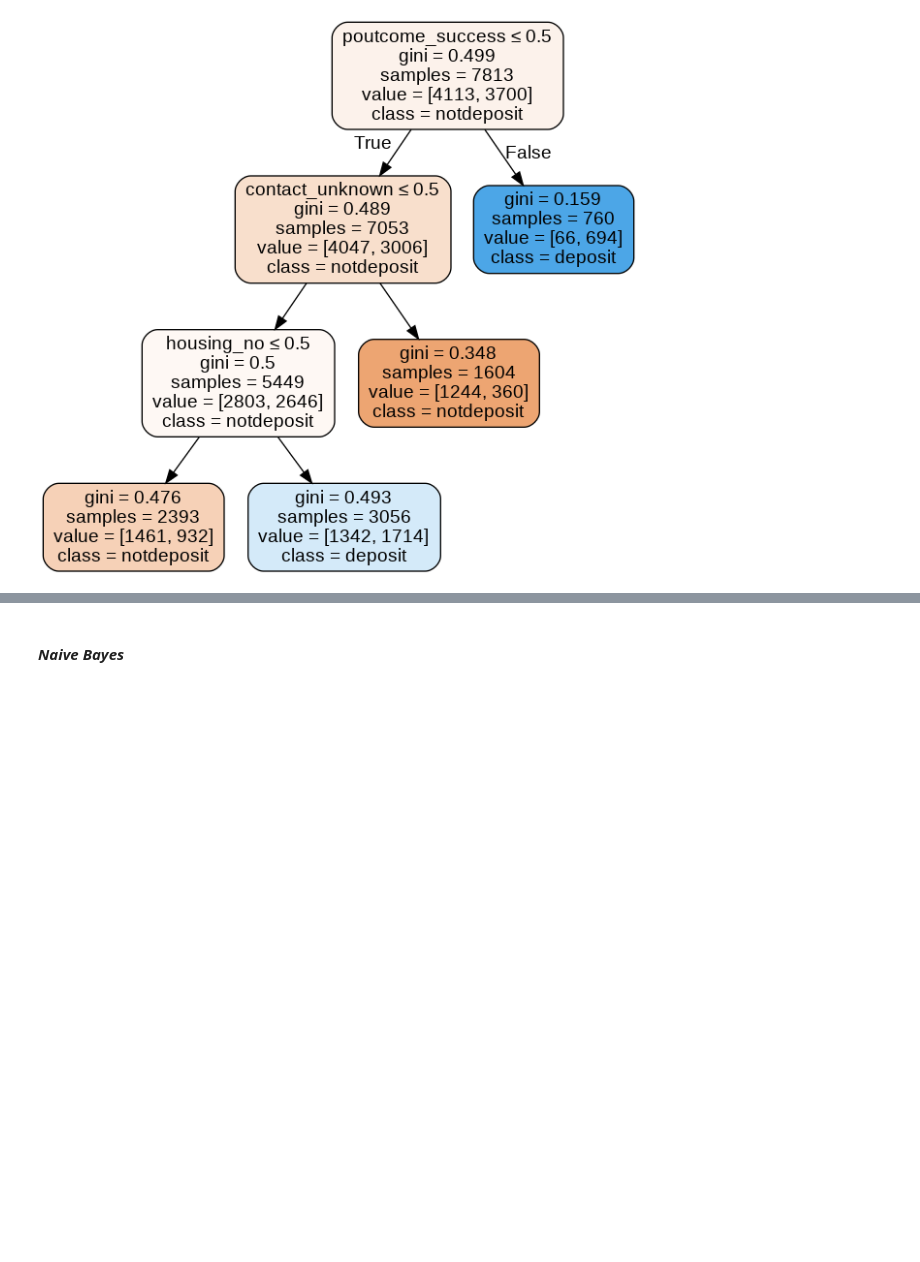
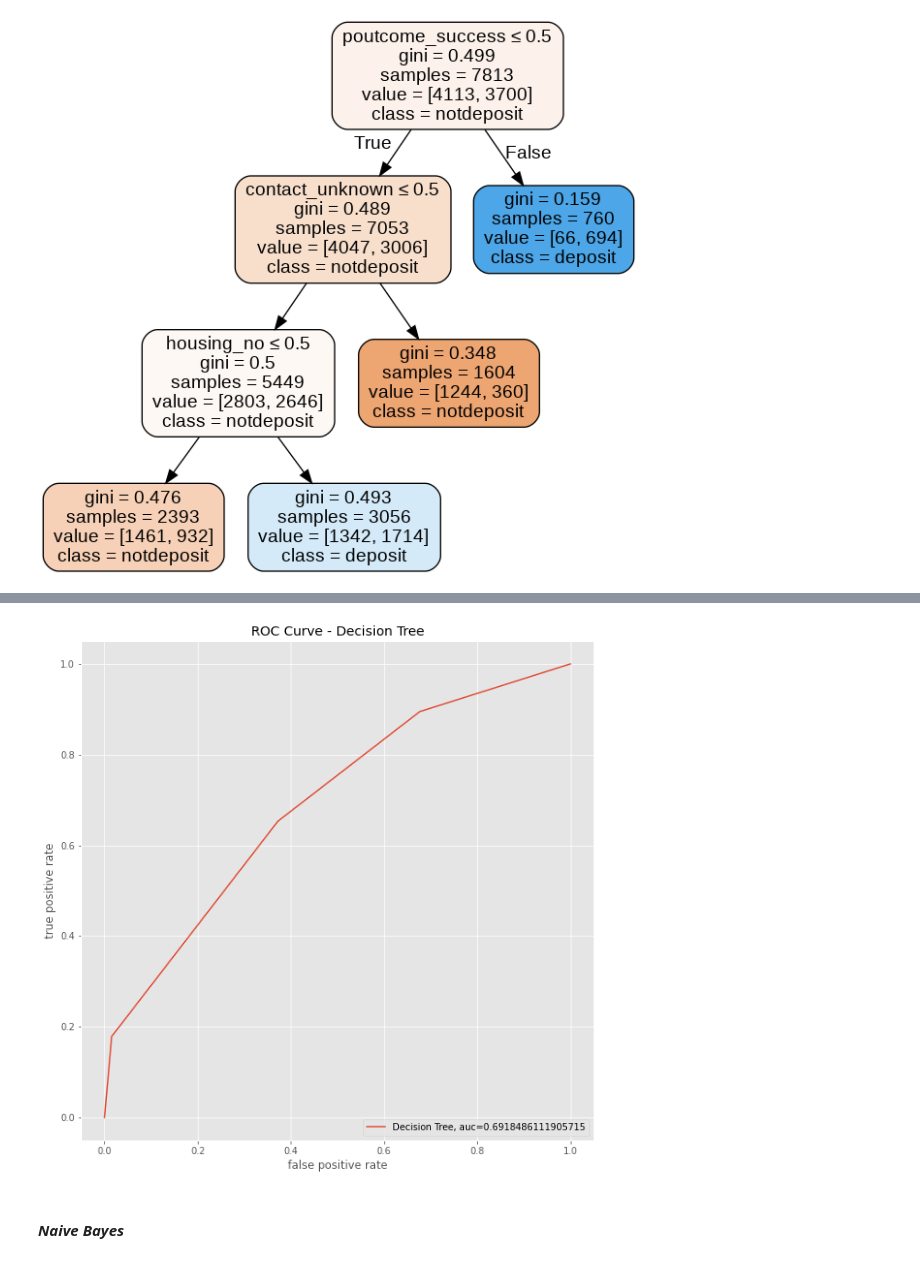
Before and after one commit to DSamodra/playGround, a Jupyter notebook: Classification.ipynb, the cells around one changed output, grey strips where cells are left out. Cells and saved outputs as stored; diff of their text form; code cells hidden in the pictures; blank space fills up the shorter version.

```diff
--- a/Classification.ipynb
+++ b/Classification.ipynb
@@ -263,23 +285,25 @@ print("Cohens Kappa Score:", kappa_dtc)
 # %%
 # Import Visualization Package
 import matplotlib.pyplot as plt
 import warnings
 warnings.filterwarnings('ignore')
 
 # Set Size and Style
 plt.rcParams['figure.figsize'] = (10, 10)
 plt.style.use('ggplot')
 
 # Visualize ROC Curve
-y_pred_dtc_proba = dtc.predict_proba(X_test)[::,1]
+y_pred_dtc_proba = dtc.predict_proba(x_test)[::,1]
 fprdtc, tprdtc, _ = metrics.roc_curve(y_test,  y_pred_dtc_proba)
 aucdtc = metrics.roc_auc_score(y_test, y_pred_dtc_proba)
 plt.plot(fprdtc,tprdtc,label="Decision Tree, auc="+str(aucdtc))
 plt.title('ROC Curve - Decision Tree')
 plt.xlabel('false positive rate')
 plt.ylabel('true positive rate')
 plt.legend(loc=4)
 plt.show()
+# %% [output]
+[figure, added]
 # %% [markdown]
 #### ***Naive Bayes***
 # %%
```
Also changed, not shown: parts of 18 cells of this notebook.
